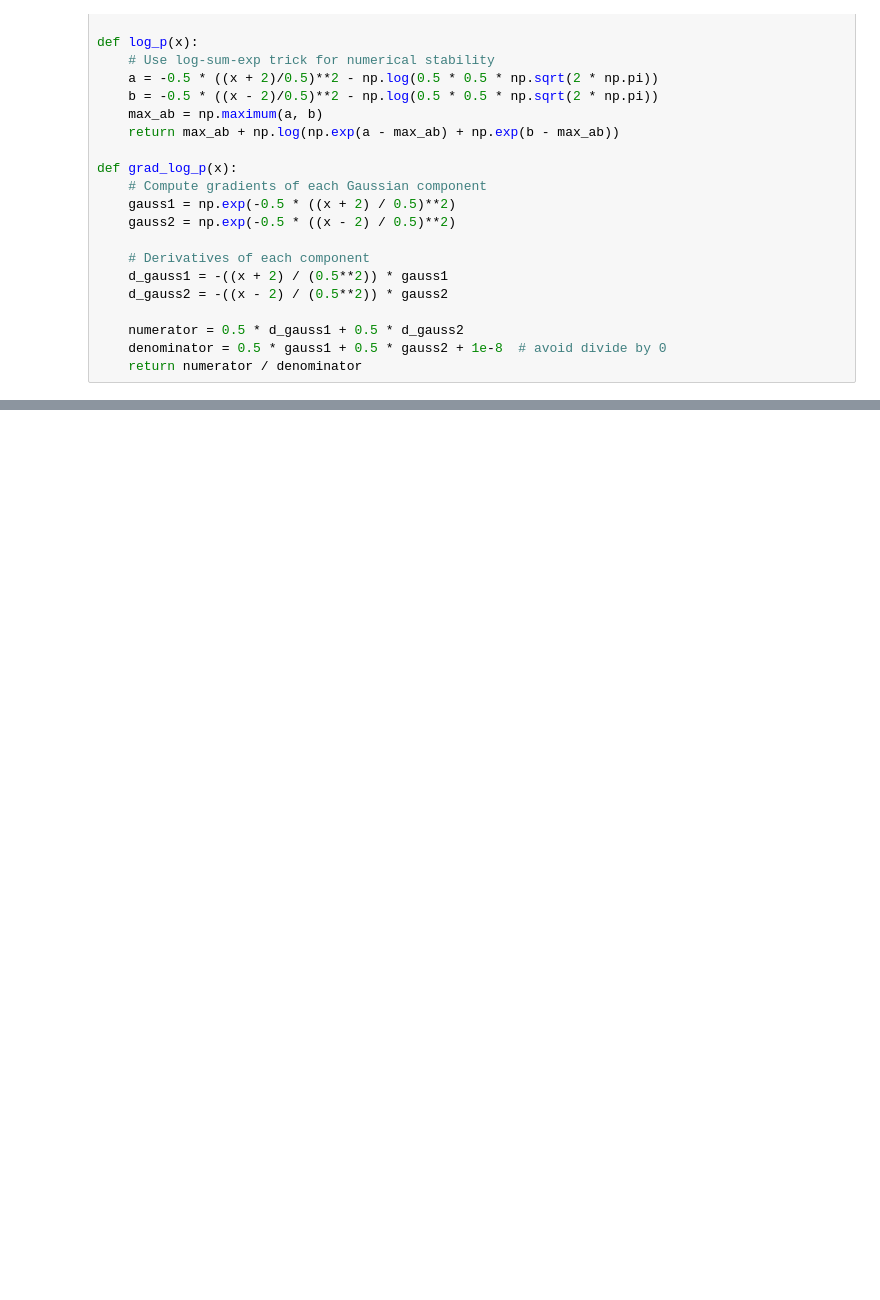
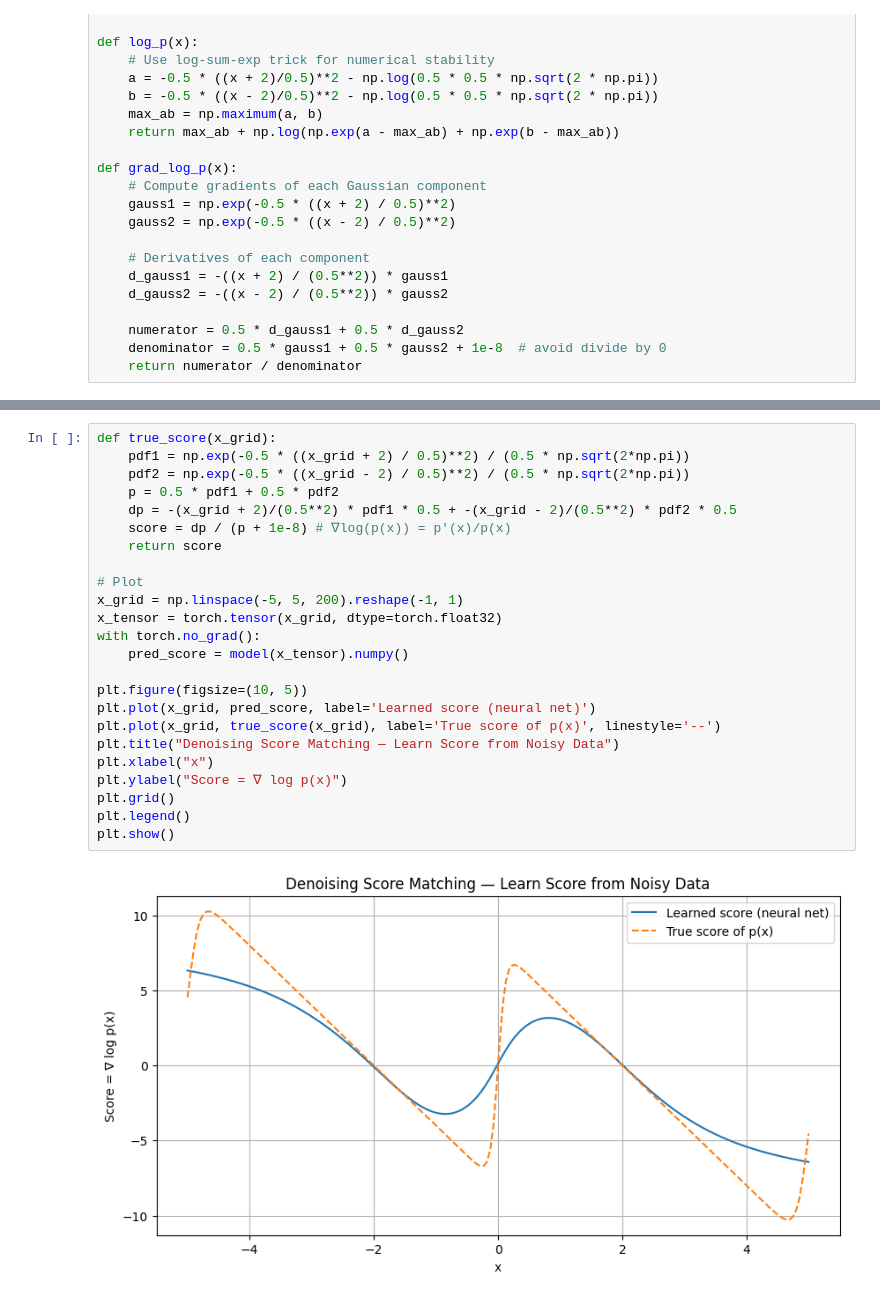
Before and after one commit to Jaseelkt007/Generative_AI_basics, a Jupyter notebook: Langvin_sampling.ipynb, the cells around one changed output, grey strips where cells are left out. Saved outputs shown, nothing was run; the diff lists cells and outputs as text; blank space fills up the shorter version.

```diff
--- a/Langvin_sampling.ipynb
+++ b/Langvin_sampling.ipynb
@@ -135,0 +250,26 @@ plt.show()
+# %%
+def true_score(x_grid):
+    pdf1 = np.exp(-0.5 * ((x_grid + 2) / 0.5)**2) / (0.5 * np.sqrt(2*np.pi))
+    pdf2 = np.exp(-0.5 * ((x_grid - 2) / 0.5)**2) / (0.5 * np.sqrt(2*np.pi))
+    p = 0.5 * pdf1 + 0.5 * pdf2
+    dp = -(x_grid + 2)/(0.5**2) * pdf1 * 0.5 + -(x_grid - 2)/(0.5**2) * pdf2 * 0.5
+    score = dp / (p + 1e-8) # ∇log(p(x)) = p'(x)/p(x)
+    return score
+
+# Plot
+x_grid = np.linspace(-5, 5, 200).reshape(-1, 1)
+x_tensor = torch.tensor(x_grid, dtype=torch.float32)
+with torch.no_grad():
+    pred_score = model(x_tensor).numpy()
+
+plt.figure(figsize=(10, 5))
+plt.plot(x_grid, pred_score, label='Learned score (neural net)')
+plt.plot(x_grid, true_score(x_grid), label='True score of p(x)', linestyle='--')
+plt.title("Denoising Score Matching — Learn Score from Noisy Data")
+plt.xlabel("x")
+plt.ylabel("Score = ∇ log p(x)")
+plt.grid()
+plt.legend()
+plt.show()
+# %% [output]
+[figure, added]
```
Also changed, not shown: parts of 7 cells of this notebook.
